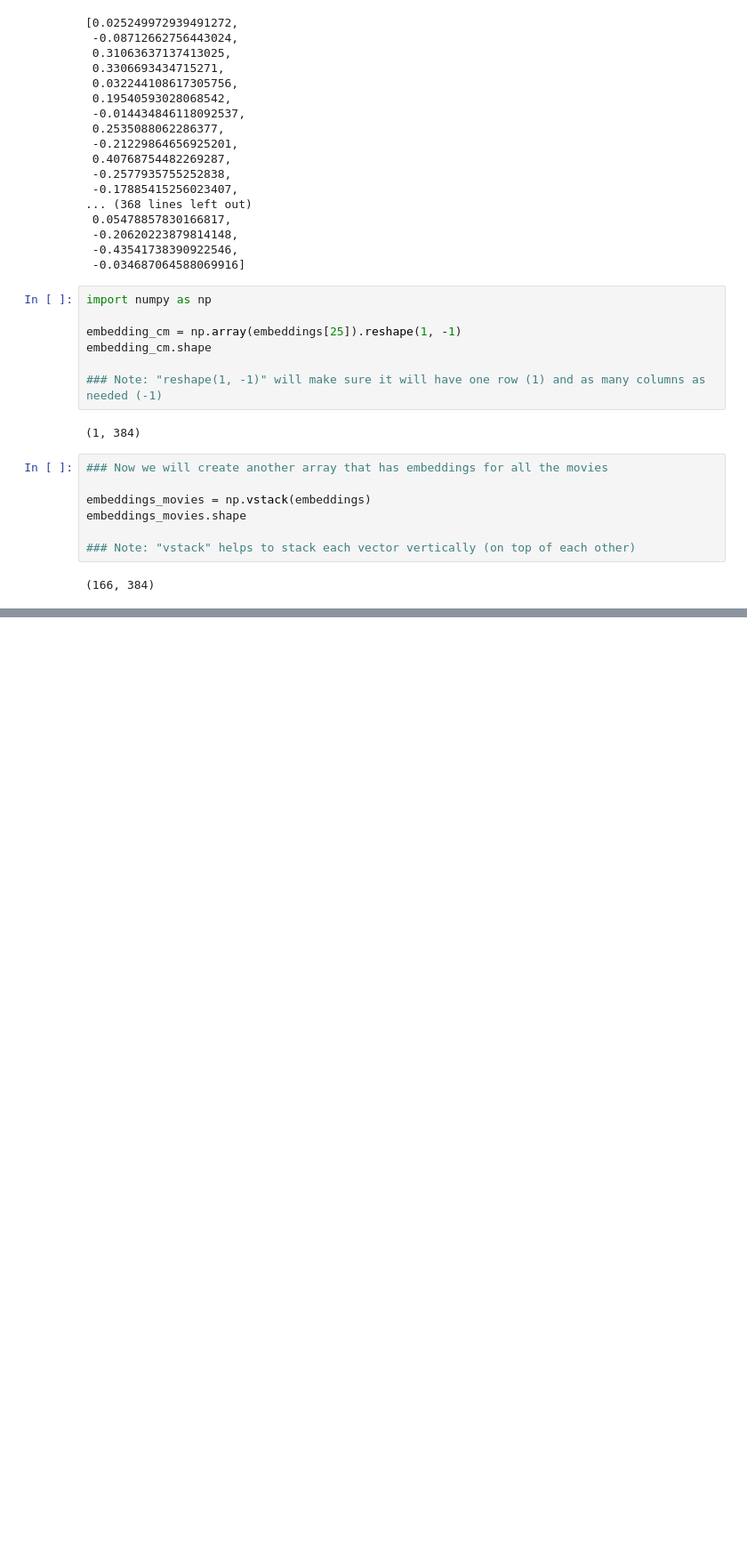
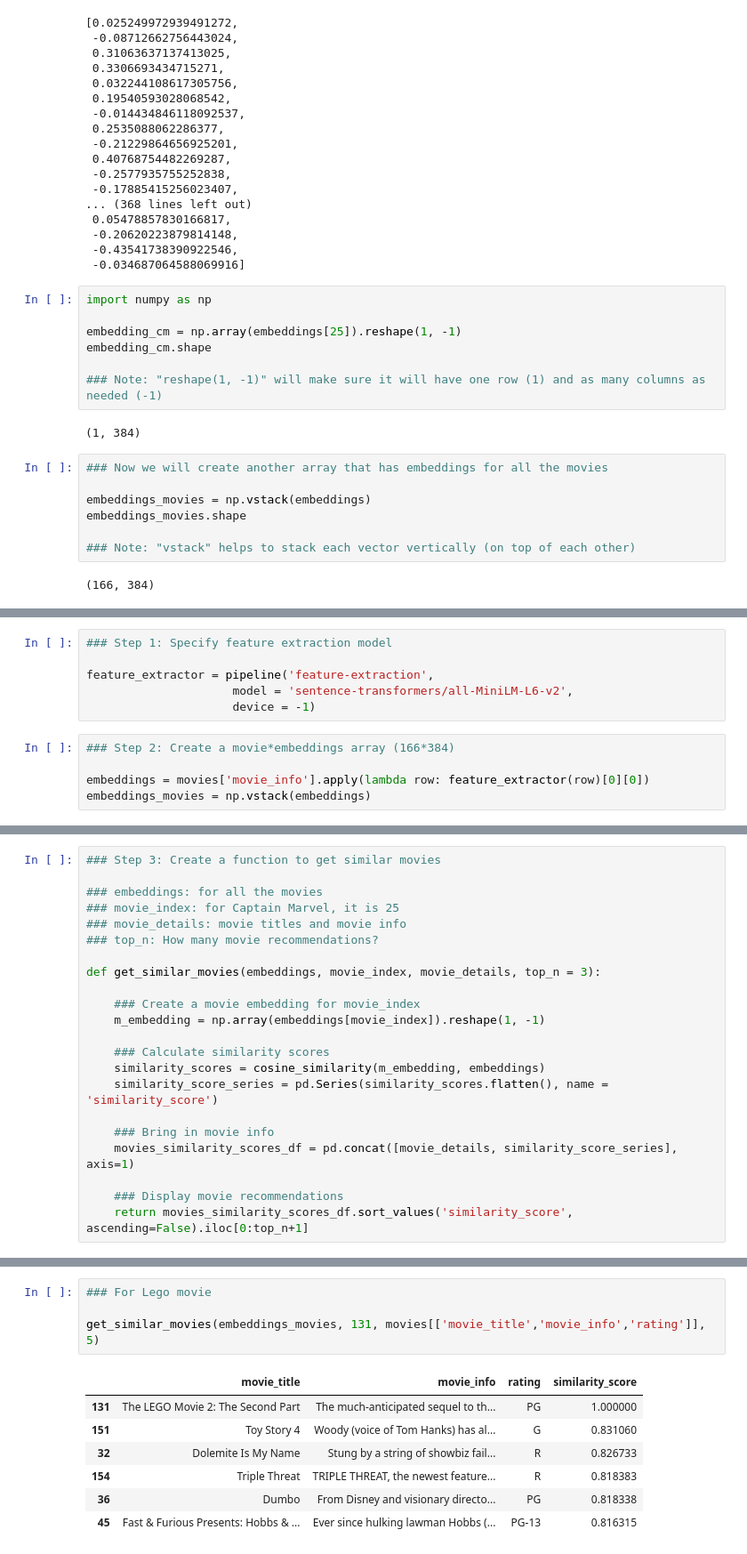
Before and after one commit to sulabola/NLP_in_Python, a Jupyter notebook: Chapter 6 - Transformers with Hugging Face.ipynb, the cells around one changed output, grey strips where cells are left out. Shown at 89% size. Cells and saved outputs as stored; diff of their text form; blank space fills up the shorter version.

```diff
--- a/Chapter 6 - Transformers with Hugging Face.ipynb
+++ b/Chapter 6 - Transformers with Hugging Face.ipynb
@@ -1614,0 +1693,11 @@ embeddings_movies.shape
+# %%
+### Step 1: Specify feature extraction model
+
+feature_extractor = pipeline('feature-extraction',
+                     model = 'sentence-transformers/all-MiniLM-L6-v2',
+                     device = -1)
+# %%
+### Step 2: Create a movie*embeddings array (166*384)
+
+embeddings = movies['movie_info'].apply(lambda row: feature_extractor(row)[0][0])
+embeddings_movies = np.vstack(embeddings)
@@ -1614,0 +1708,22 @@ embeddings_movies.shape
+# %%
+### Step 3: Create a function to get similar movies
+
+### embeddings: for all the movies
+### movie_index: for Captain Marvel, it is 25
+### movie_details: movie titles and movie info
+### top_n: How many movie recommendations?
+
+def get_similar_movies(embeddings, movie_index, movie_details, top_n = 3):
+
+    ### Create a movie embedding for movie_index
+    m_embedding = np.array(embeddings[movie_index]).reshape(1, -1)
+
+    ### Calculate similarity scores
+    similarity_scores = cosine_similarity(m_embedding, embeddings)
+    similarity_score_series = pd.Series(similarity_scores.flatten(), name = 'similarity_score')
+
+    ### Bring in movie info
+    movies_similarity_scores_df = pd.concat([movie_details, similarity_score_series], axis=1)
+
+    ### Display movie recommendations
+    return movies_similarity_scores_df.sort_values('similarity_score', ascending=False).iloc[0:top_n+1]
@@ -1614,0 +1738,12 @@ embeddings_movies.shape
+# %%
+### For Lego movie
+
+get_similar_movies(embeddings_movies, 131, movies[['movie_title','movie_info','rating']], 5)
+# %% [output]
+|  | movie_title | movie_info | rating | similarity_score |
+| 131 | The LEGO Movie 2: The Second Part | The much-anticipated sequel to th... | PG | 1.000000 |
+| 151 | Toy Story 4 | Woody (voice of Tom Hanks) has al... | G | 0.831060 |
+| 32 | Dolemite Is My Name | Stung by a string of showbiz fail... | R | 0.826733 |
+| 154 | Triple Threat | TRIPLE THREAT, the newest feature... | R | 0.818383 |
+| 36 | Dumbo | From Disney and visionary directo... | PG | 0.818338 |
+| 45 | Fast & Furious Presents: Hobbs & ... | Ever since hulking lawman Hobbs (... | PG-13 | 0.816315 |
```
Also changed, not shown: parts of 10 cells of this notebook.
